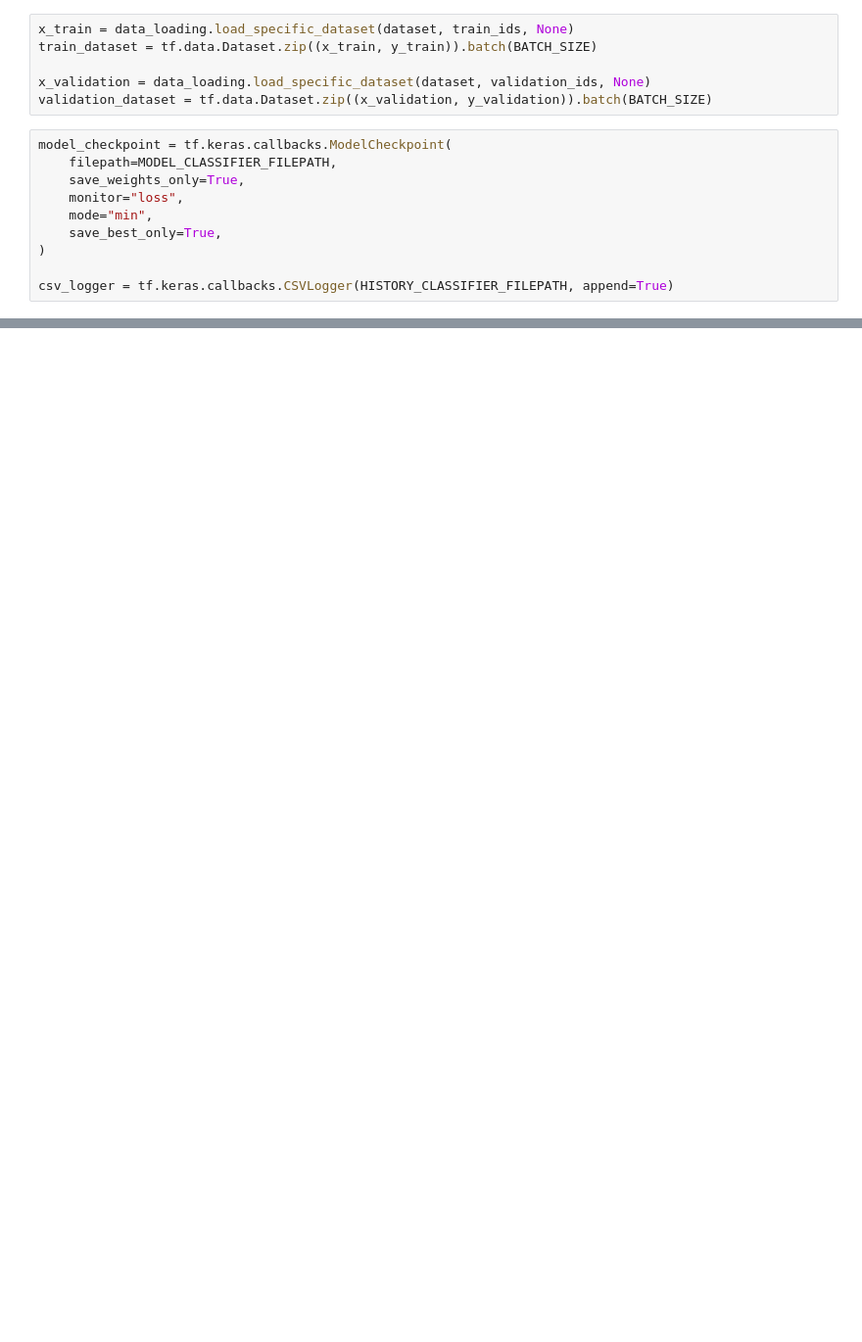
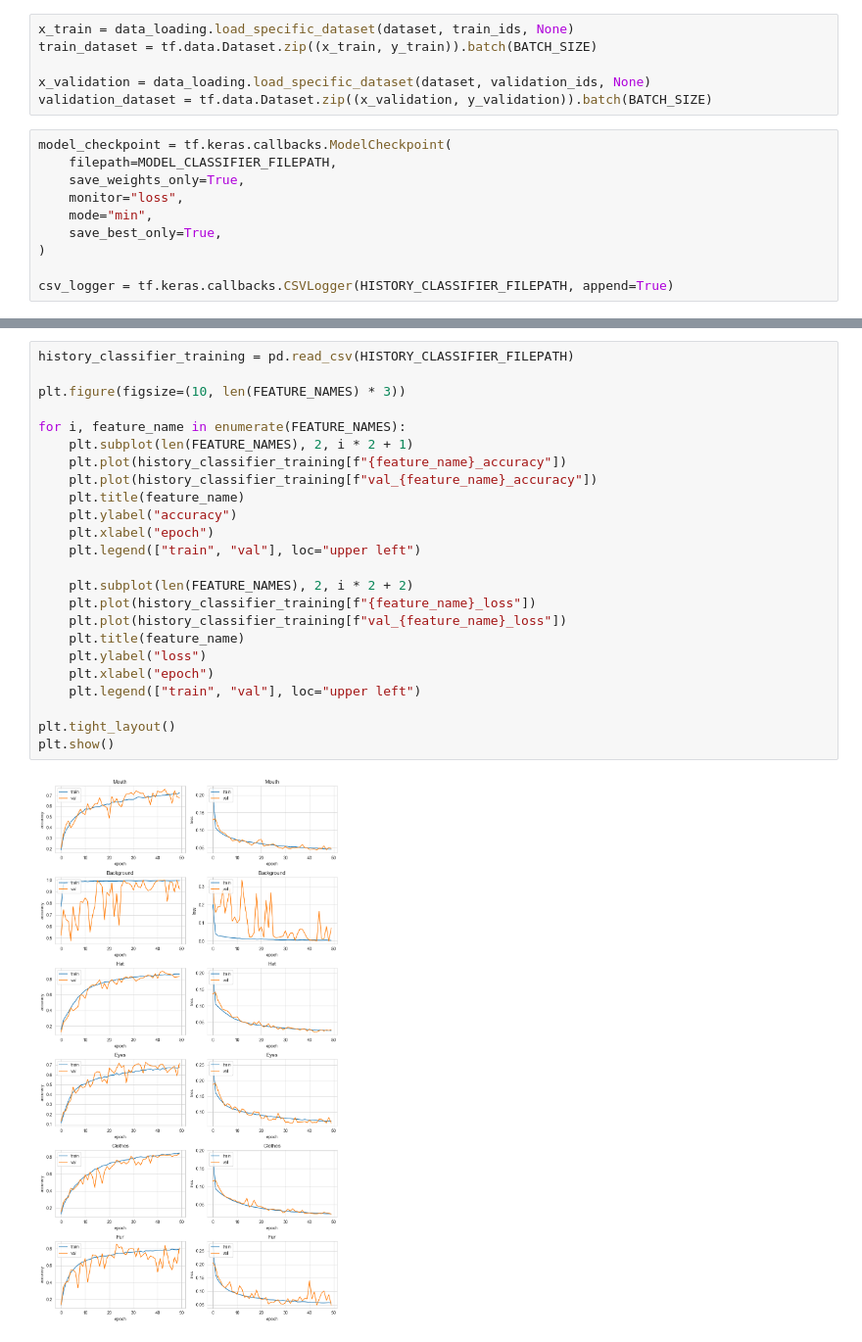
Before and after one commit to dbugajny/GeneratingBoredApeYachtClub, a Jupyter notebook: notebooks/image_classification.ipynb, the cells around one changed output, grey strips where cells are left out. Shown: that part at 98% size. Cells and saved outputs as stored; diff of their text form; blank space fills up the shorter version.

```diff
--- a/notebooks/image_classification.ipynb
+++ b/notebooks/image_classification.ipynb
@@ -84,0 +103,26 @@ Epoch 10/10
+# %%
+history_classifier_training = pd.read_csv(HISTORY_CLASSIFIER_FILEPATH)
+
+plt.figure(figsize=(10, len(FEATURE_NAMES) * 3))
+
+for i, feature_name in enumerate(FEATURE_NAMES):
+    plt.subplot(len(FEATURE_NAMES), 2, i * 2 + 1)
+    plt.plot(history_classifier_training[f"{feature_name}_accuracy"])
+    plt.plot(history_classifier_training[f"val_{feature_name}_accuracy"])
+    plt.title(feature_name)
+    plt.ylabel("accuracy")
+    plt.xlabel("epoch")
+    plt.legend(["train", "val"], loc="upper left")
+
+    plt.subplot(len(FEATURE_NAMES), 2, i * 2 + 2)
+    plt.plot(history_classifier_training[f"{feature_name}_loss"])
+    plt.plot(history_classifier_training[f"val_{feature_name}_loss"])
+    plt.title(feature_name)
+    plt.ylabel("loss")
+    plt.xlabel("epoch")
+    plt.legend(["train", "val"], loc="upper left")
+
+plt.tight_layout()
+plt.show()
+# %% [output]
+[figure, added]
```
Also changed, not shown: parts of 8 cells of this notebook, 5 other files.
